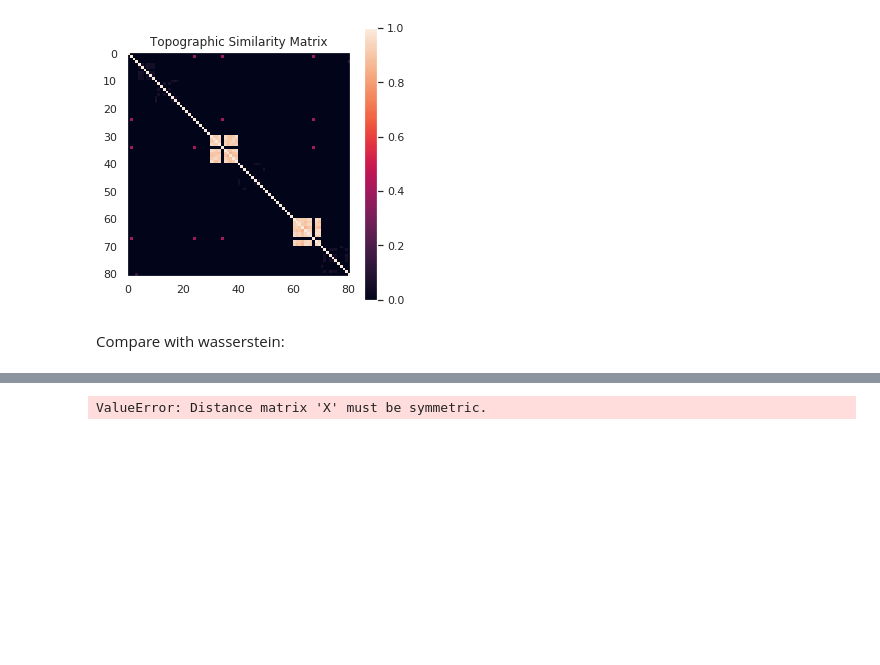
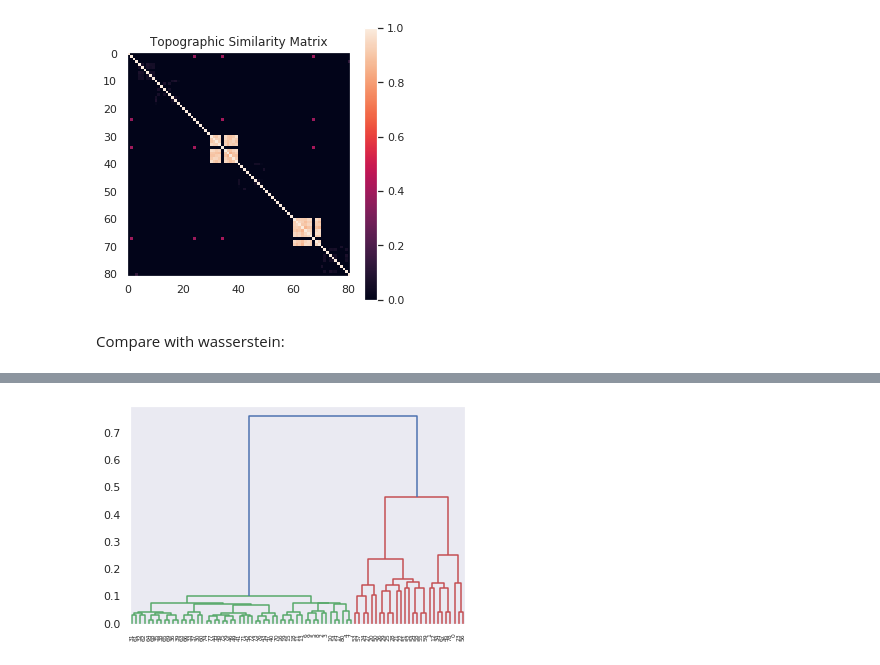
Before and after one commit to ntolley/reeb_matching_github, a Jupyter notebook: code/tree_similarity.ipynb, the cells around one changed output, grey strips where cells are left out. Saved outputs shown, nothing was run; the diff lists cells and outputs as text; code cells hidden in the pictures; blank space fills up the shorter version.

```diff
--- a/code/tree_similarity.ipynb
+++ b/code/tree_similarity.ipynb
@@ -90,8 +111,12 @@ plt.show()
 # %%
+%matplotlib qt
 import scipy.spatial.distance as ssd
+import scipy.cluster.hierarchy as hcluster
+from matplotlib.pyplot import show
+
 distVec = ssd.squareform(w_similarity_matrix)
-linkage = hcluster.linkage(1 - distVec)
+linkage = hcluster.linkage(distVec)
+plt.figure()
 dendro  = hcluster.dendrogram(linkage)
-show()
 # %% [output]
-ValueError: Distance matrix 'X' must be symmetric.
+[figure, added]
```
Also changed, not shown: parts of 5 cells of this notebook, 4 other files.
